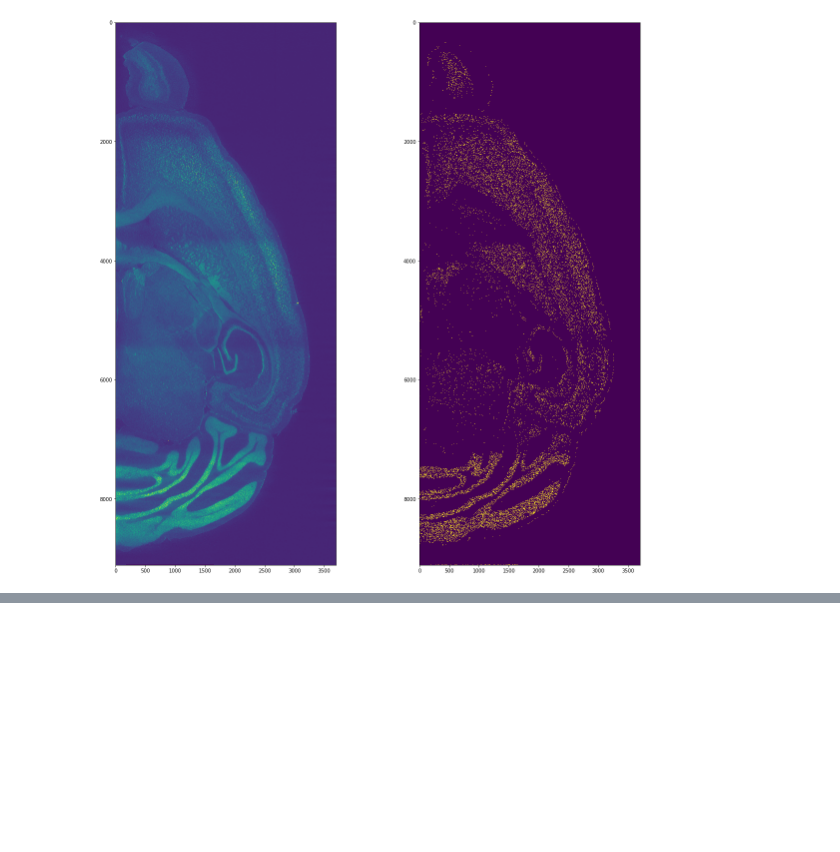
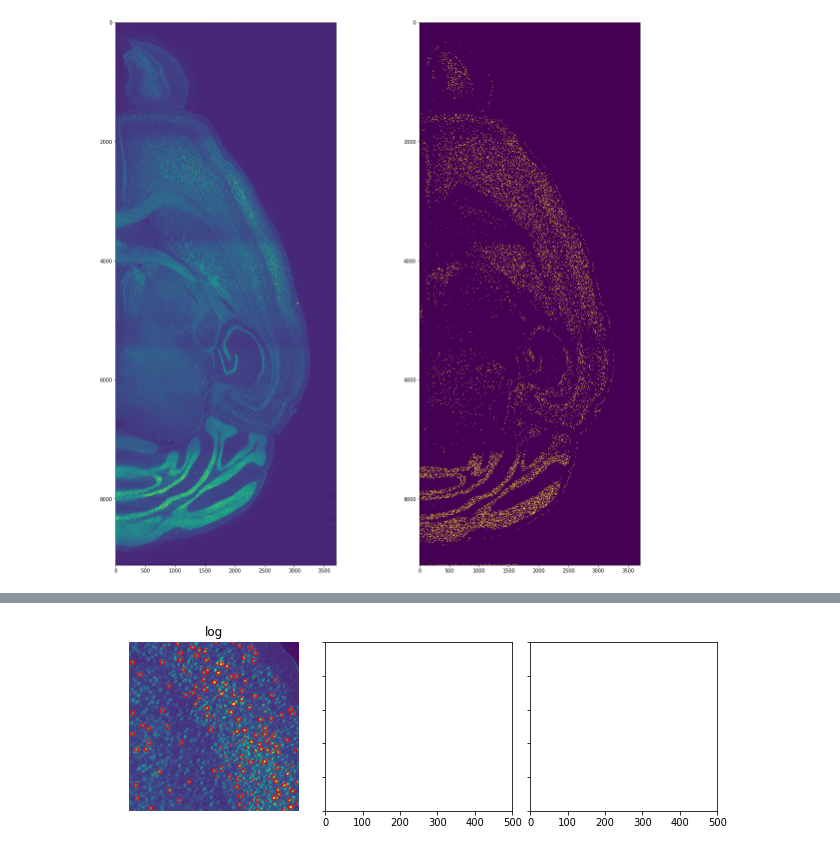
Before and after one commit to lisahouqi/SingleCell-NeuN-Analysis, a Jupyter notebook: Singlecell_NeuN_Analysis.ipynb, the cells around one changed output, grey strips where cells are left out. Cells and saved outputs as stored; diff of their text form; code cells hidden in the pictures; blank space fills up the shorter version.

```diff
--- a/Singlecell_NeuN_Analysis.ipynb
+++ b/Singlecell_NeuN_Analysis.ipynb
@@ -47,0 +102,25 @@ ax1.imshow(edges);
+# %%
+blobs_dog = feature.blob_dog(img_gray, max_sigma=30, threshold=.1)
+blobs_doh = feature.blob_doh(img_gray, max_sigma=30, threshold=.01)
+
+blobs_list = [points, blobs_dog, blobs_doh]
+titles = ['log', 'dog','doh']
+colors = 'r'
+sequence = zip(blobs_list, colors, titles)
+
+fig, axes = plt.subplots(1, 3, figsize=(9, 3), sharex=True, sharey=True)
+ax = axes.ravel()
+
+for idx, (blobs, color, title) in enumerate(sequence):
+    ax[idx].set_title(title)
+    ax[idx].imshow(img_gray)
+    for blob in blobs:
+        y, x, r = blob
+        c = plt.Circle((x, y), r, color='r', linewidth=1, fill=False)
+        ax[idx].add_patch(c)
+    ax[idx].set_axis_off()
+
+plt.tight_layout()
+plt.show()
+# %% [output]
+[figure, added]
```
Also changed, not shown: parts of 27 cells of this notebook, 1 other file.
